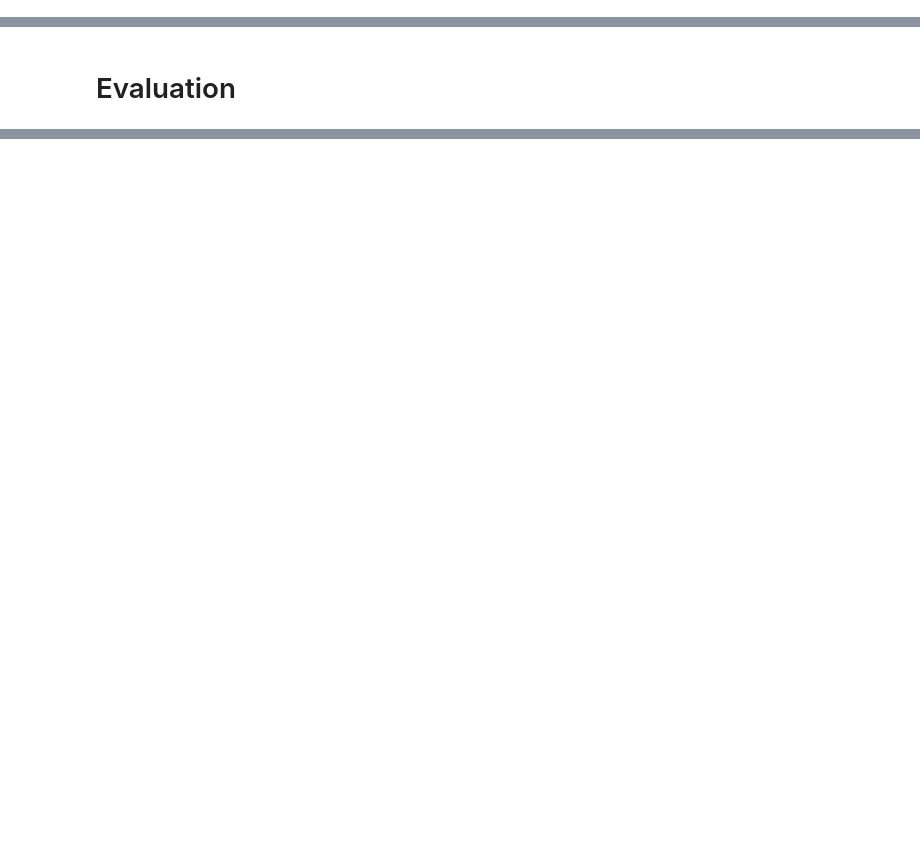
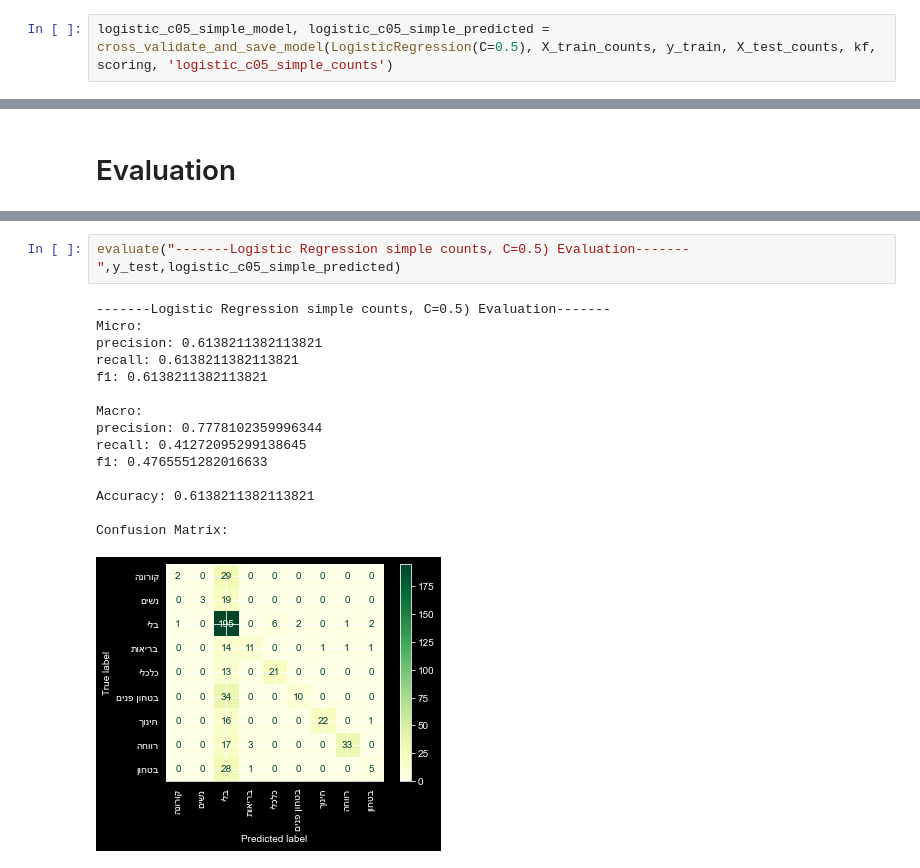
Before and after one commit to NitzanBarzilay/KnessetTopicClassification, a Jupyter notebook: notebooks/4 - Topic classification.ipynb, the cells around one changed output, grey strips where cells are left out. Cells and saved outputs as stored; diff of their text form; blank space fills up the shorter version.

```diff
--- a/notebooks/4 - Topic classification.ipynb
+++ b/notebooks/4 - Topic classification.ipynb
@@ -55,0 +85,2 @@ Name: Tag, dtype: int64
+# %%
+logistic_c05_simple_model, logistic_c05_simple_predicted = cross_validate_and_save_model(LogisticRegression(C=0.5), X_train_counts, y_train, X_test_counts, kf, scoring, 'logistic_c05_simple_counts')
@@ -63,0 +266,18 @@ Name: Tag, dtype: int64
+# %%
+evaluate("-------Logistic Regression simple counts, C=0.5) Evaluation-------",y_test,logistic_c05_simple_predicted)
+# %% [output]
+-------Logistic Regression simple counts, C=0.5) Evaluation-------
+Micro:
+precision: 0.6138211382113821
+recall: 0.6138211382113821
+f1: 0.6138211382113821
+
+Macro:
+precision: 0.7778102359996344
+recall: 0.41272095299138645
+f1: 0.4765551282016633
+
+Accuracy: 0.6138211382113821
+
+Confusion Matrix:
+[figure, added]
```
Also changed, not shown: parts of 42 cells of this notebook, 5 other files.
